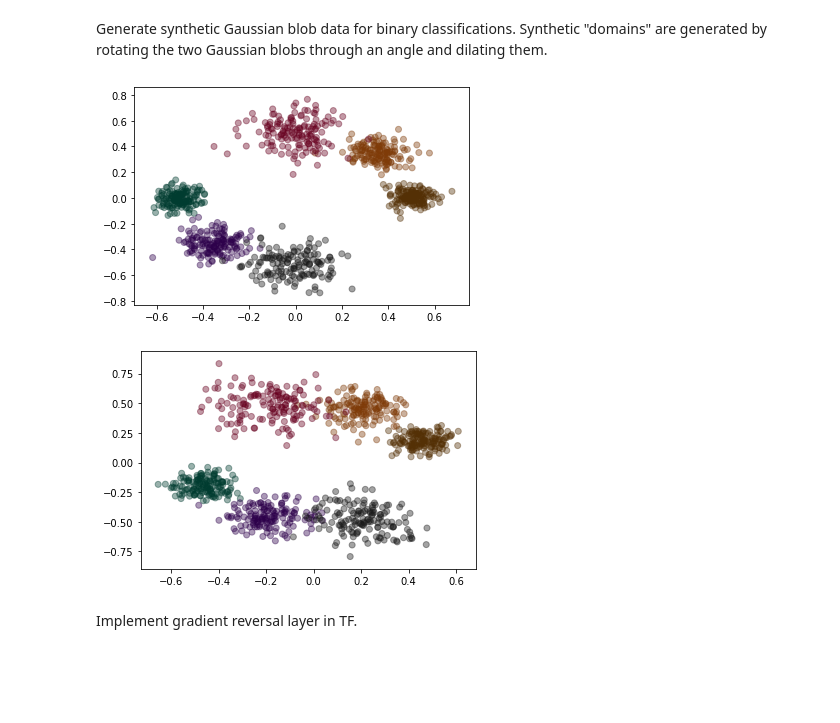
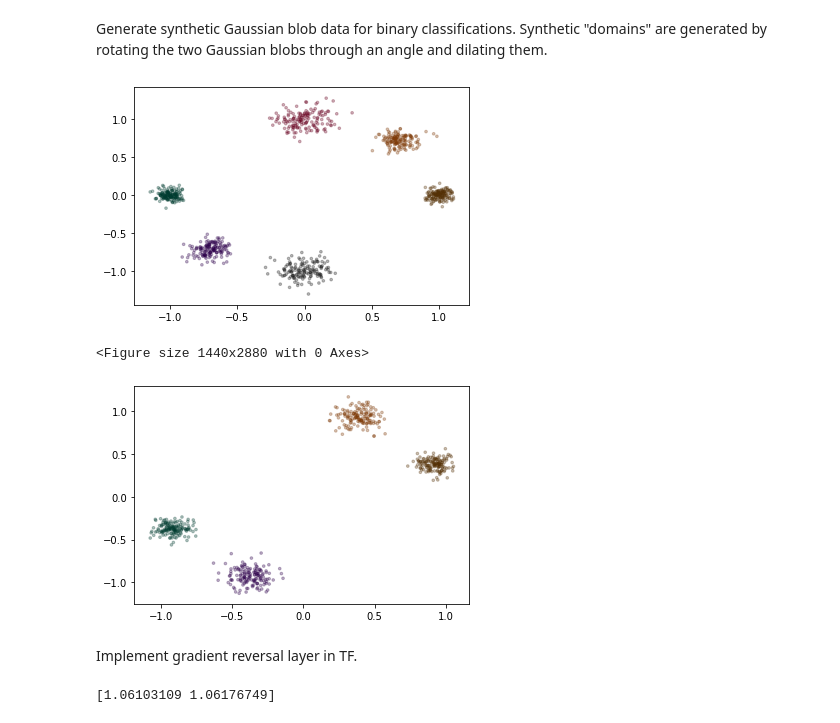
Before and after one commit to Ushnish-Sengupta/MDAN-GE, a Jupyter notebook: DANN_Blob.ipynb, the cells around one changed output. Cells and saved outputs as stored; diff of their text form; code cells hidden in the pictures; blank space fills up the shorter version.

```diff
--- a/DANN_Blob.ipynb
+++ b/DANN_Blob.ipynb
@@ -42,41 +42,49 @@ device_lib.list_local_devices()
 Generate synthetic Gaussian blob data for binary classifications. Synthetic "domains" are generated by rotating the two Gaussian blobs through an angle and dilating them.
 # %%
 num_domains_train = 3
-num_domains_test = 3
+num_domains_test = 2
 num_data = 300
 X_train = np.zeros((num_data*num_domains_train, 2))
 y_train = np.zeros((num_data*num_domains_train, 2), dtype = int)
 D_train = np.zeros((num_data*num_domains_train, num_domains_train), dtype = int)
 X_test = np.zeros((num_data*num_domains_test, 2))
 y_test = np.zeros((num_data*num_domains_test, 2), dtype = int)
-D_test = np.zeros((num_data*num_domains_test, num_domains_test), dtype = int)
+
 cmap_list = ['BrBG', 'PuOr', 'RdGy']
 
 for i in range(num_domains_train):
-    x_blob1 = 0.5*np.cos(i*pi/4.0)
-    y_blob1 = 0.5*np.sin(i*pi/4.0)
-    x_blob2 = 0.5*np.cos(i*pi/4.0 + pi)
-    y_blob2 = 0.5*np.sin(i*pi/4.0 + pi)
+    x_blob1 = 1.0*np.cos(i*pi/4.0) #each domain rotated pi/4 degrees, starting at 0
+    y_blob1 = 1.0*np.sin(i*pi/4.0)
+    x_blob2 = 1.0*np.cos(i*pi/4.0 + pi) #class 1 & class 2 blobs are 180 degree apart
+    y_blob2 = 1.0*np.sin(i*pi/4.0 + pi)
     std = 0.05*(0.5*i+1)
     Xs, ys = make_blobs(num_data, centers = [[x_blob1, y_blob1], [x_blob2, y_blob2]], cluster_std = std)
-    plt.scatter(Xs[:,0], Xs[:,1], c = ys, cmap = cmap_list[i], alpha = 0.4)
+    plt.scatter(Xs[:,0], Xs[:,1], c = ys, cmap = cmap_list[i], s = 7, alpha = 0.3)
+    ys = np.eye(2)[ys] #convert to categorical
+    X_train[i*num_data: (i+1)*num_data, :] = Xs
+    y_train[i*num_data: (i+1)*num_data, :] = ys
+    D_train[i*num_data: (i+1)*num_data, i] = 1
 
+plt.figure(figsize=(20, 40))
 plt.show()
 
 for i in range(num_domains_test):
-    x_blob1 = 0.5*np.cos((i+0.5)*pi/4.0)
-    y_blob1 = 0.5*np.sin((i+0.5)*pi/4.0)
-    x_blob2 = 0.5*np.cos((i+0.5)*pi/4.0 + pi)
-    y_blob2 = 0.5*np.sin((i+0.5)*pi/4.0 + pi)
+    x_blob1 = 1.0*np.cos((i+0.5)*pi/4.0) #each test domain rotated pi/4 degrees, starting at pi/8
+    y_blob1 = 1.0*np.sin((i+0.5)*pi/4.0)
+    x_blob2 = 1.0*np.cos((i+0.5)*pi/4.0 + pi)
+    y_blob2 = 1.0*np.sin((i+0.5)*pi/4.0 + pi)
     std = 0.05*(0.5*(i+0.5)+1)
     Xs, ys = make_blobs(num_data, centers = [[x_blob1, y_blob1], [x_blob2, y_blob2]], cluster_std = std)
-    Xt, yt = make_blobs(num_data//5, centers = [[x_blob1, y_blob1], [x_blob2, y_blob2]], cluster_std = std)
-    plt.scatter(Xs[:,0], Xs[:,1], c = ys, cmap = cmap_list[i], alpha = 0.4)
+    plt.scatter(Xs[:,0], Xs[:,1], c = ys, cmap = cmap_list[i], s = 7, alpha = 0.3)
+    ys = np.eye(2)[ys] #convert to categorical
+    X_test[i*num_data: (i+1)*num_data, :] = Xs
+    y_test[i*num_data: (i+1)*num_data, :] = ys
 
 plt.show()
 # %% [output]
-[figure, old version]
+[figure, new version]
+<Figure size 1440x2880 with 0 Axes>
-[figure, old version]
+[figure, new version]
 # %% [markdown]
 Implement gradient reversal layer in TF.
 # %%
@@ -159,3 +187,7 @@ def build_model():
     # Evaluation
     p_acc = tf.reduce_mean(tf.cast(tf.equal(tf.argmax(y, 1), tf.argmax(p, 1)), tf.float32), name='p_acc')
     d_acc = tf.reduce_mean(tf.cast(tf.equal(tf.argmax(D, 1), tf.argmax(d, 1)), tf.float32), name='d_acc')
+# %%
+print(np.std(X_train, axis = 0))
+# %% [output]
+[1.06103109 1.06176749]
```
Also changed, not shown: parts of 3 cells of this notebook.
